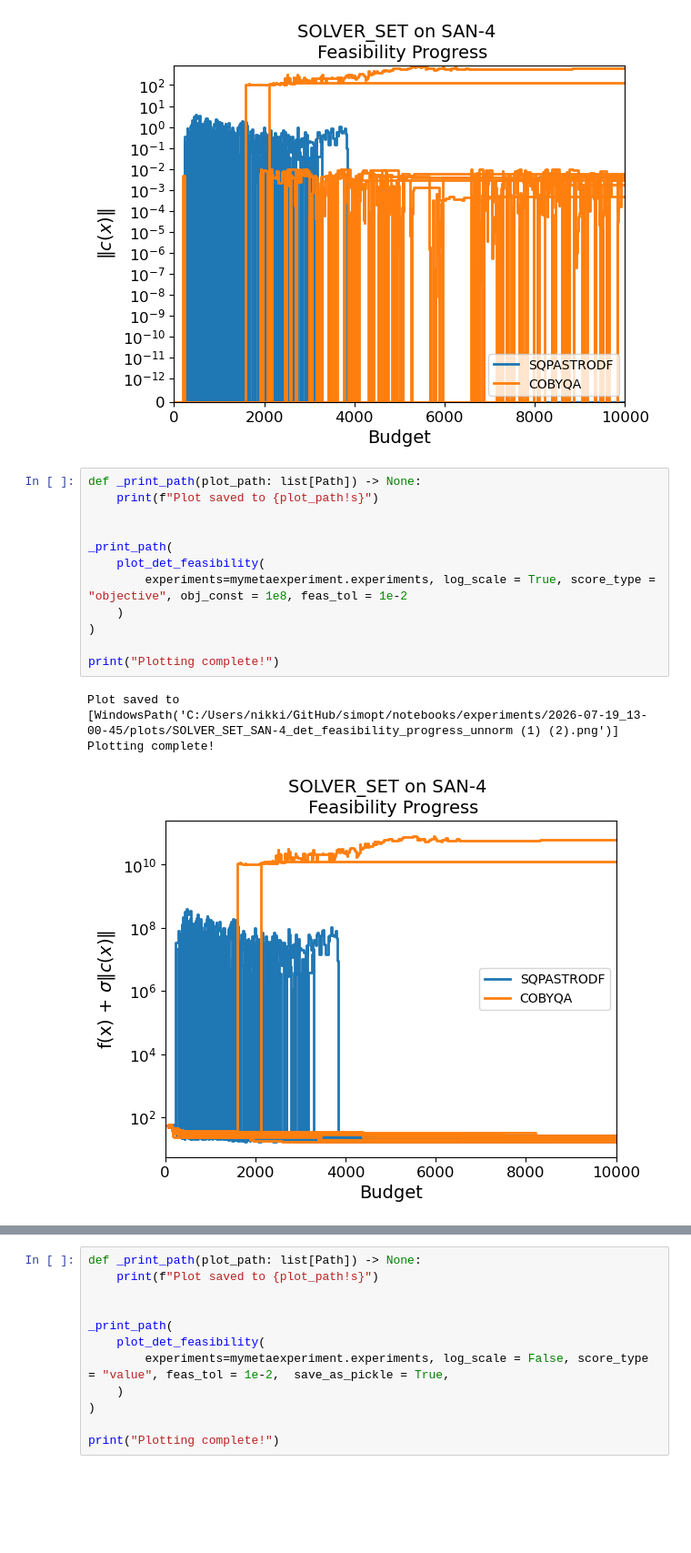
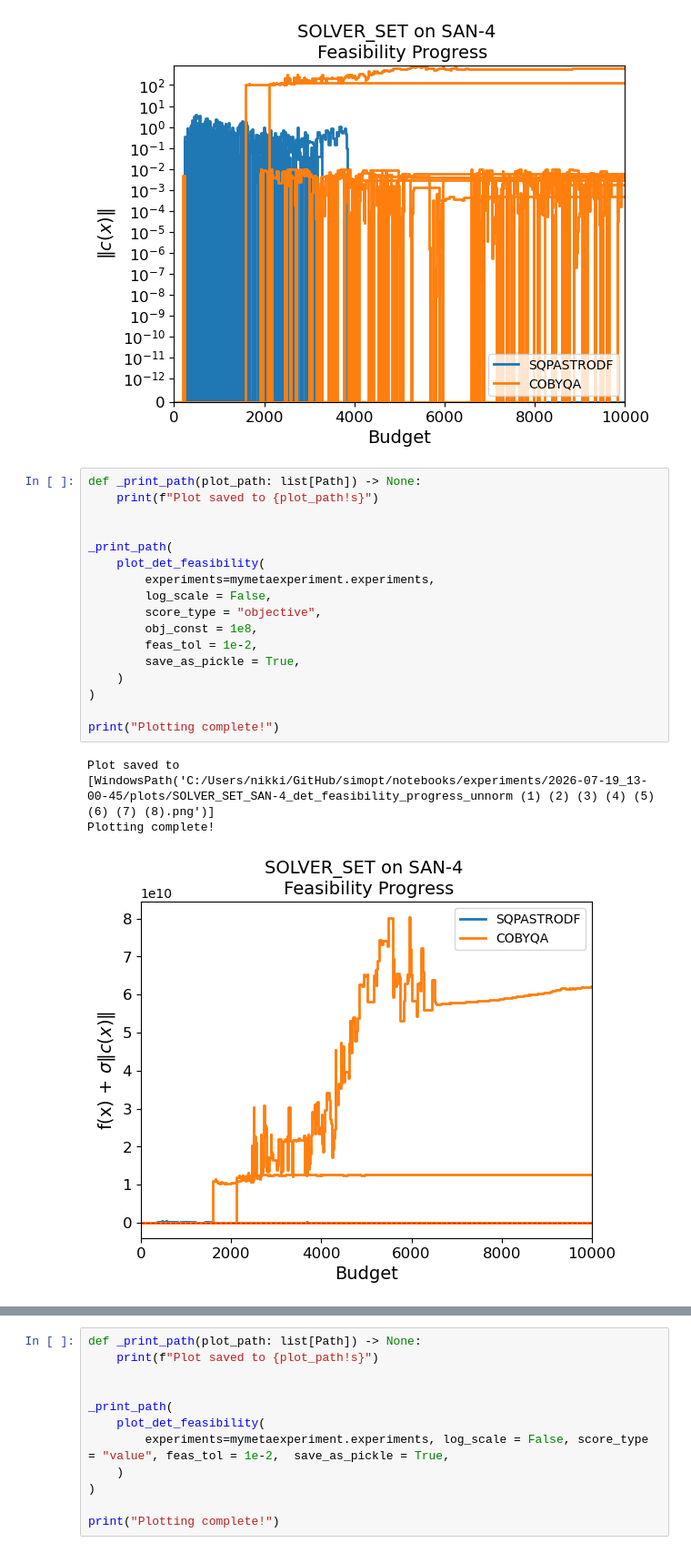
Before and after one commit to simopt-admin/simopt, a Jupyter notebook: notebooks/astro_testing.ipynb, the cells around one changed output, grey strips where cells are left out. Shown at 91% size. Cells and saved outputs as stored; diff of their text form; blank space fills up the shorter version.

```diff
--- a/notebooks/astro_testing.ipynb
+++ b/notebooks/astro_testing.ipynb
@@ -255,19 +255,24 @@ Plotting complete!
 # %%
 def _print_path(plot_path: list[Path]) -> None:
     print(f"Plot saved to {plot_path!s}")
 
 
 _print_path(
     plot_det_feasibility(
-        experiments=mymetaexperiment.experiments, log_scale = True, score_type = "objective", obj_const = 1e8, feas_tol = 1e-2
+        experiments=mymetaexperiment.experiments,
+        log_scale = False,
+        score_type = "objective",
+        obj_const = 1e8,
+        feas_tol = 1e-2,
+        save_as_pickle = True,
     )
 )
 
 print("Plotting complete!")
 # %% [output]
-Plot saved to [WindowsPath('C:/Users/nikki/GitHub/simopt/notebooks/experiments/2026-07-19_13-00-45/plots/SOLVER_SET_SAN-4_det_feasibility_progress_unnorm (1) (2).png')]
+Plot saved to [WindowsPath('C:/Users/nikki/GitHub/simopt/notebooks/experiments/2026-07-19_13-00-45/plots/SOLVER_SET_SAN-4_det_feasibility_progress_unnorm (1) (2) (3) (4) (5) (6) (7) (8).png')]
 Plotting complete!
-[figure, old version]
+[figure, new version]
 # %%
 def _print_path(plot_path: list[Path]) -> None:
     print(f"Plot saved to {plot_path!s}")
```
Also changed, not shown: parts of 1 cell of this notebook, 1 other file.
